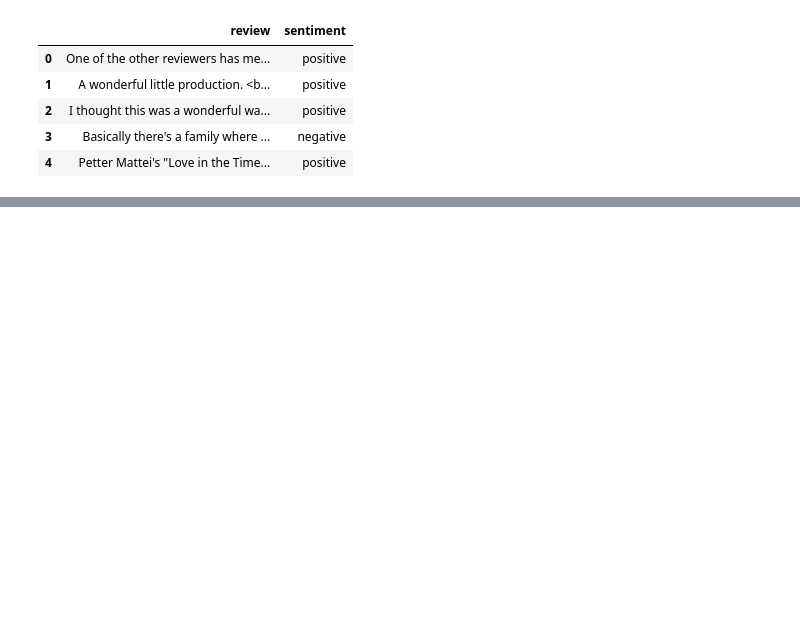
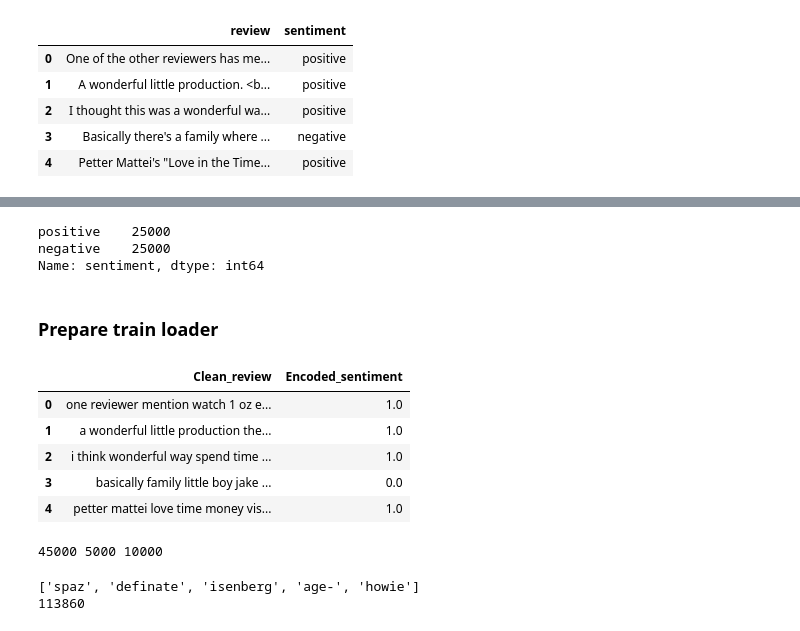
Before and after one commit to TonsonP/NLP_Assignment, a Jupyter notebook: 8_Feb_Sentiment_Analysis/01_Sentiment_Analysis_with_twitter_API.ipynb, the cells around one changed output, grey strips where cells are left out. Saved outputs shown, nothing was run; the diff lists cells and outputs as text; code cells hidden in the pictures; blank space fills up the shorter version.

```diff
--- a/8_Feb_Sentiment_Analysis/01_Sentiment_Analysis_with_twitter_API.ipynb
+++ b/8_Feb_Sentiment_Analysis/01_Sentiment_Analysis_with_twitter_API.ipynb
@@ -538,0 +556,7 @@ preprocessing(df['review'][1])
+# %%
+# Let check the sentiment values
+df['sentiment'].value_counts()
+# %% [output]
+positive    25000
+negative    25000
+Name: sentiment, dtype: int64
@@ -538,0 +574,28 @@ preprocessing(df['review'][1])
+# %% [markdown]
+### Prepare train loader
+# %%
+# Code to use the csv that we just save.
+import pandas as pd
+device = 'cpu' # We have some problems with the cuda so cpu will do for now.
+df = pd.read_csv('/root/projects/NLP/Assignment/8_Feb_Sentiment_Analysis/data/Cleaned_IMDB.csv')
+df = df[["Clean_review", "Encoded_sentiment"]] # Positive equal 1 and Negative equal 0
+df.head()
+# %% [output]
+|  | Clean_review | Encoded_sentiment |
+| 0 | one reviewer mention watch 1 oz e... | 1.0 |
+| 1 | a wonderful little production the... | 1.0 |
+| 2 | i think wonderful way spend time ... | 1.0 |
+| 3 | basically family little boy jake ... | 0.0 |
+| 4 | petter mattei love time money vis... | 1.0 |
+# %%
+# Seperate data into train, valid and test sets
+
+from sklearn.model_selection import train_test_split
+
+train, test = train_test_split(df, test_size=0.2)
+
+train, valid = train_test_split(df, test_size=0.1)
+
+print(len(train), len(valid), len(test))
+# %% [output]
+45000 5000 10000
@@ -538,0 +615,11 @@ preprocessing(df['review'][1])
+# %%
+train_text = [text[1].split() for text in train]
+
+# Get word sequences and unique words
+flatten = lambda l: [item for sublist in l for item in sublist]
+vocab = list(set(flatten(train_text))) # Unique set of word
+print(vocab[0:5])
+print(len(vocab))
+# %% [output]
+['spaz', 'definate', 'isenberg', 'age-', 'howie']
+113860
```
Also changed, not shown: parts of 28 cells of this notebook.
